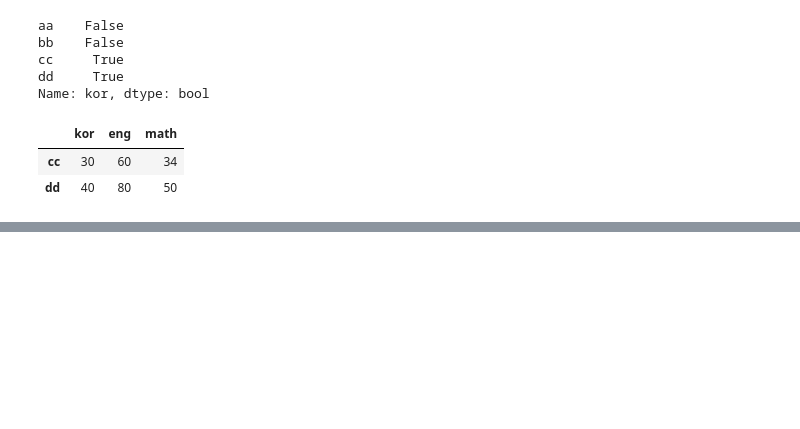
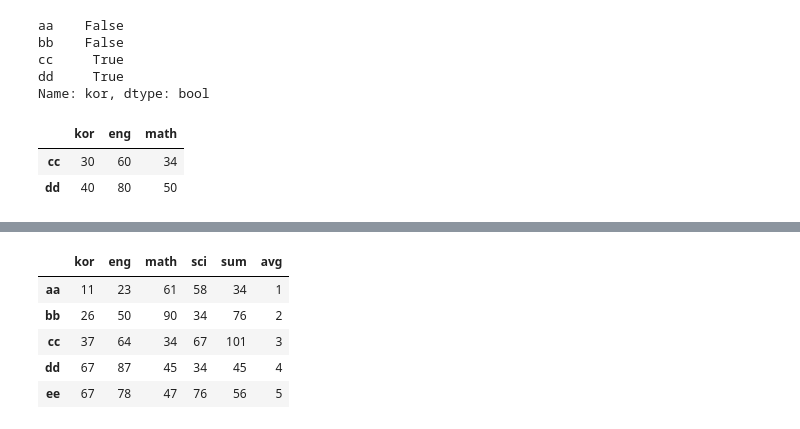
Before and after one commit to minsuk-sung/ssmc_python_using_bigdata, a Jupyter notebook: data_analysis/pythonTest/pandas_DataFrame.ipynb, the cells around one changed output, grey strips where cells are left out. Cells and saved outputs as stored; diff of their text form; code cells hidden in the pictures; blank space fills up the shorter version.

```diff
--- a/data_analysis/pythonTest/pandas_DataFrame.ipynb
+++ b/data_analysis/pythonTest/pandas_DataFrame.ipynb
@@ -279,0 +319,3 @@ df[df['kor']>20]
+# %%
+df['sci'] = [58,34,67,78] # column이 없으면 추가, 있으면 수정
+df
@@ -279,0 +337,3 @@ df[df['kor']>20]
+# %%
+df['sum'] = df['kor'] + df['eng'] # 각 개별값에 대해서 더해짐
+df
@@ -279,0 +346,3 @@ df[df['kor']>20]
+# %%
+df.loc['dd'] = [67,87,45,34,45]
+df
@@ -279,0 +355,3 @@ df[df['kor']>20]
+# %%
+df.loc['ee'] = [67,78,47,76,56] # 없으면 추가
+df
@@ -279,0 +365,11 @@ df[df['kor']>20]
+# %%
+# df[['sum','sci']]
+df.loc[0:, 'avg'] = [1,2,3,4,5]
+df
+# %% [output]
+|  | kor | eng | math | sci | sum | avg |
+| aa | 11 | 23 | 61 | 58 | 34 | 1 |
+| bb | 26 | 50 | 90 | 34 | 76 | 2 |
+| cc | 37 | 64 | 34 | 67 | 101 | 3 |
+| dd | 67 | 87 | 45 | 34 | 45 | 4 |
+| ee | 67 | 78 | 47 | 76 | 56 | 5 |
```
Also changed, not shown: parts of 20 cells of this notebook.
